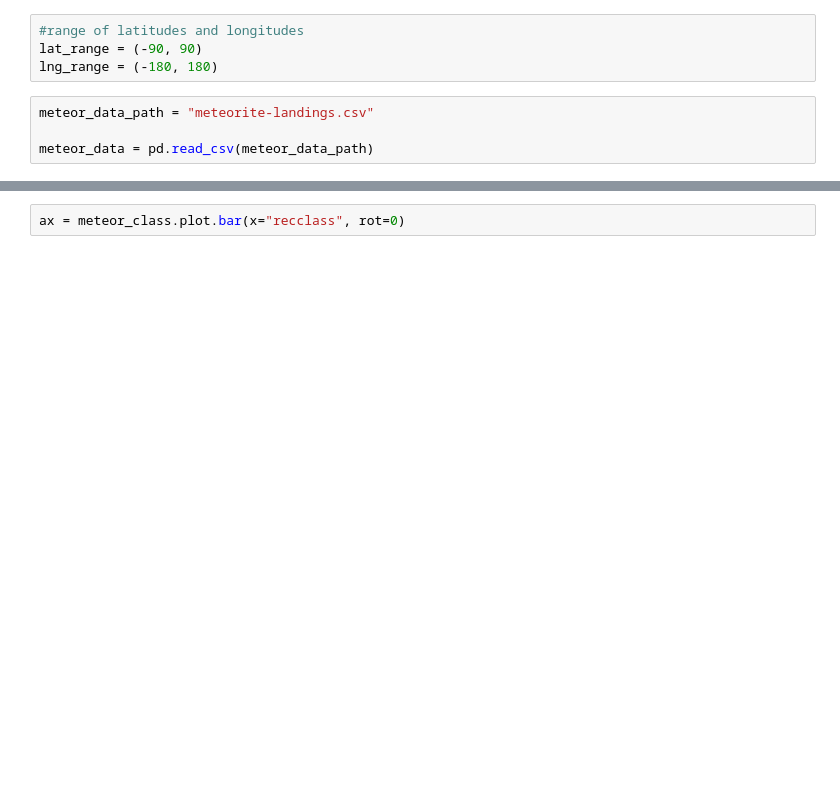
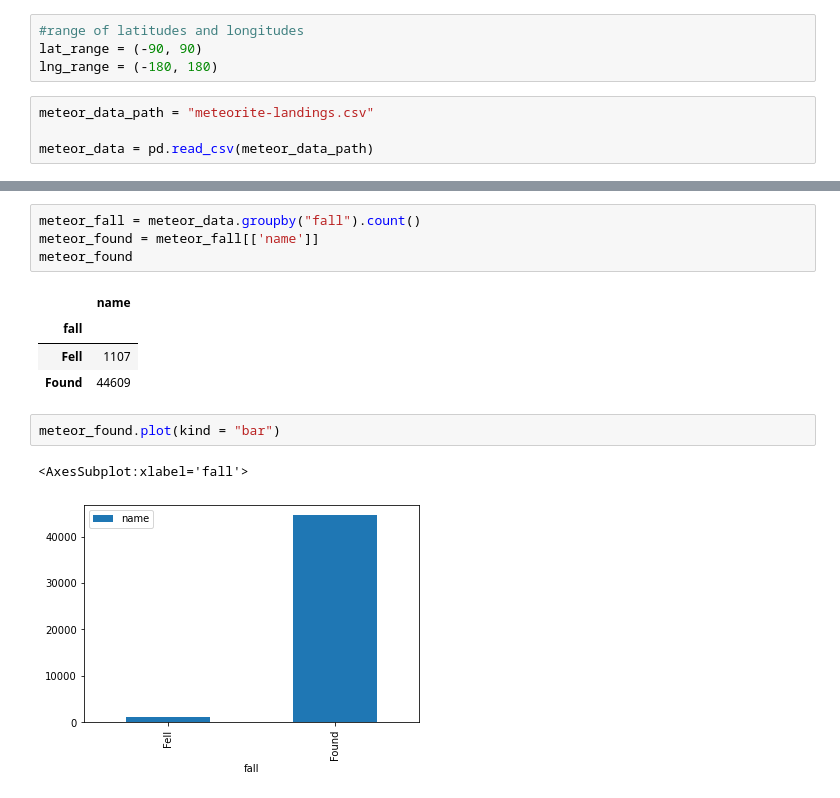
Before and after one commit to wagneree193/erin-obrien.github.io, a Jupyter notebook: Meteor.ipynb, the cells around one changed output, grey strips where cells are left out. Drawn from its saved outputs; the diff is of its cells as text; blank space fills up the shorter version.

Commit message:
made four plots for html exercise

```diff
--- a/Meteor.ipynb
+++ b/Meteor.ipynb
@@ -52,2 +89,14 @@ meteor_class.head()
-# %%
-ax = meteor_class.plot.bar(x="recclass", rot=0)
+# %%
+meteor_fall = meteor_data.groupby("fall").count()
+meteor_found = meteor_fall[['name']]
+meteor_found
+# %% [output]
+|  | name |
+| fall |  |
+| Fell | 1107 |
+| Found | 44609 |
+# %%
+meteor_found.plot(kind = "bar")
+# %% [output]
+<AxesSubplot:xlabel='fall'>
+[figure, added]
```
Also changed, not shown: parts of 7 cells of this notebook.
